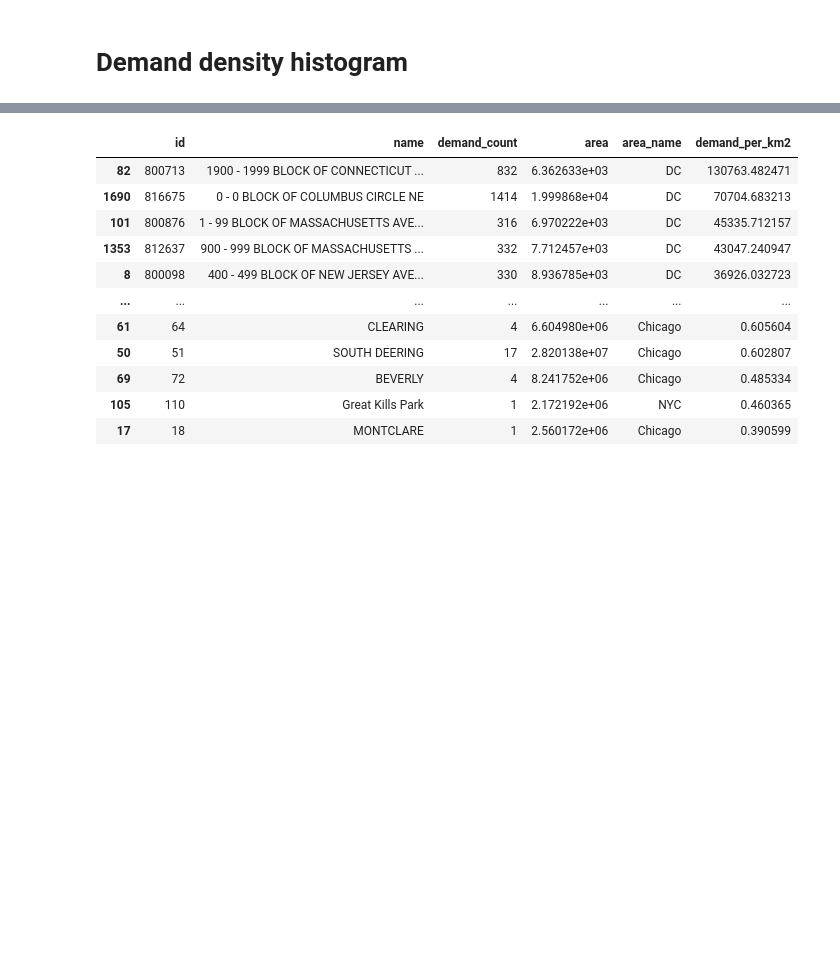
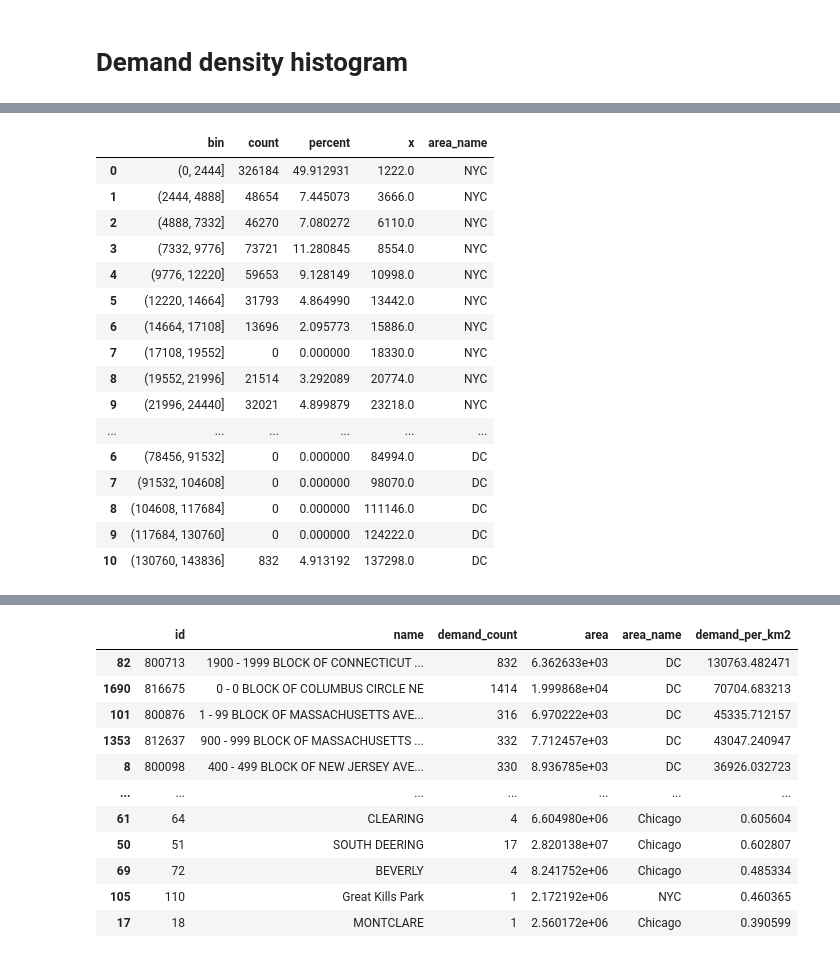
Before and after one commit to aicenter/Ridesharing_DARP_instances, a Jupyter notebook: python/nb/ITSC instance Figures.ipynb, the cells around one changed output, grey strips where cells are left out. Cells and saved outputs as stored; diff of their text form; code cells hidden in the pictures; blank space fills up the shorter version.

```diff
--- a/python/nb/ITSC instance Figures.ipynb
+++ b/python/nb/ITSC instance Figures.ipynb
@@ -186,0 +220,75 @@ fig
+# %%
+def get_bins_per_area(area_df: pd.DataFrame):
+    # area_df = pd.DataFrame(df[df['area_name'] == 'DC'])
+
+    # # compute zone count
+    # count = len(area_df)
+
+    # compute maximum
+    area_df.sort_values(['demand_per_km2'], inplace=True)
+    # max_index = int(count * 0.99)
+    # max = area_df.iloc[max_index]['demand_per_km2']
+    max = area_df.iloc[-1]['demand_per_km2']
+
+    # # decrease to max
+    # area_df['demand_per_km2_gouped_outliers'] = [min(max, demand) for demand in area_df['demand_per_km2']]
+
+    # compute size
+    size = int(max / 10)
+
+    # compute bins
+    bins = [i for i in range(0, int(max) + size + 1, size)]
+
+    # compute cut
+    cut = pd.cut(
+        area_df['demand_per_km2'].astype(int),
+        bins=bins,
+        # right=False
+    )
+
+    # compute binned
+    area_df['bin'] = cut
+    area_df_binned = area_df.groupby(['bin'])['demand_count'].sum().reset_index(name='count')
+    # area_df
+    # max
+    # bins
+    # int(max % size)
+
+    # compute area sums
+    area_sum = area_df_binned['count'].sum()
+
+    # compute percent
+    area_df_binned['percent'] = area_df_binned['count'] / area_sum * 100
+
+    # compute x
+    area_df_binned['x'] = area_df_binned['bin'].apply(lambda x: x.right - ((x.right - x.left) / 2))
+
+    # area_df_binned
+    return area_df_binned
+
+
+df_binned = pd.DataFrame()
+for area_name in df['area_name'].unique():
+    area_df = pd.DataFrame(df[df['area_name'] == area_name])
+    area_df_binned = get_bins_per_area(area_df)
+    area_df_binned['area_name'] = area_name
+    df_binned = pd.concat([df_binned, area_df_binned])
+df_binned
+# %% [output]
+|  | bin | count | percent | x | area_name |
+| 0 | (0, 2444] | 326184 | 49.912931 | 1222.0 | NYC |
+| 1 | (2444, 4888] | 48654 | 7.445073 | 3666.0 | NYC |
+| 2 | (4888, 7332] | 46270 | 7.080272 | 6110.0 | NYC |
+| 3 | (7332, 9776] | 73721 | 11.280845 | 8554.0 | NYC |
+| 4 | (9776, 12220] | 59653 | 9.128149 | 10998.0 | NYC |
+| 5 | (12220, 14664] | 31793 | 4.864990 | 13442.0 | NYC |
+| 6 | (14664, 17108] | 13696 | 2.095773 | 15886.0 | NYC |
+| 7 | (17108, 19552] | 0 | 0.000000 | 18330.0 | NYC |
+| 8 | (19552, 21996] | 21514 | 3.292089 | 20774.0 | NYC |
+| 9 | (21996, 24440] | 32021 | 4.899879 | 23218.0 | NYC |
+| ... | ... | ... | ... | ... | ... |
+| 6 | (78456, 91532] | 0 | 0.000000 | 84994.0 | DC |
+| 7 | (91532, 104608] | 0 | 0.000000 | 98070.0 | DC |
+| 8 | (104608, 117684] | 0 | 0.000000 | 111146.0 | DC |
+| 9 | (117684, 130760] | 0 | 0.000000 | 124222.0 | DC |
+| 10 | (130760, 143836] | 832 | 4.913192 | 137298.0 | DC |
```
Also changed, not shown: parts of 19 cells of this notebook, 2 other files.
